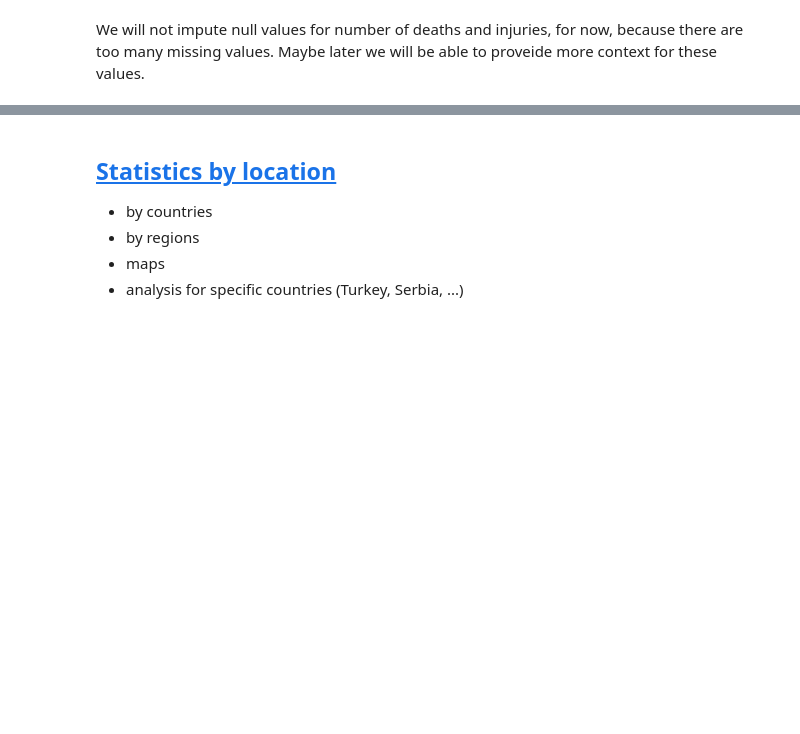
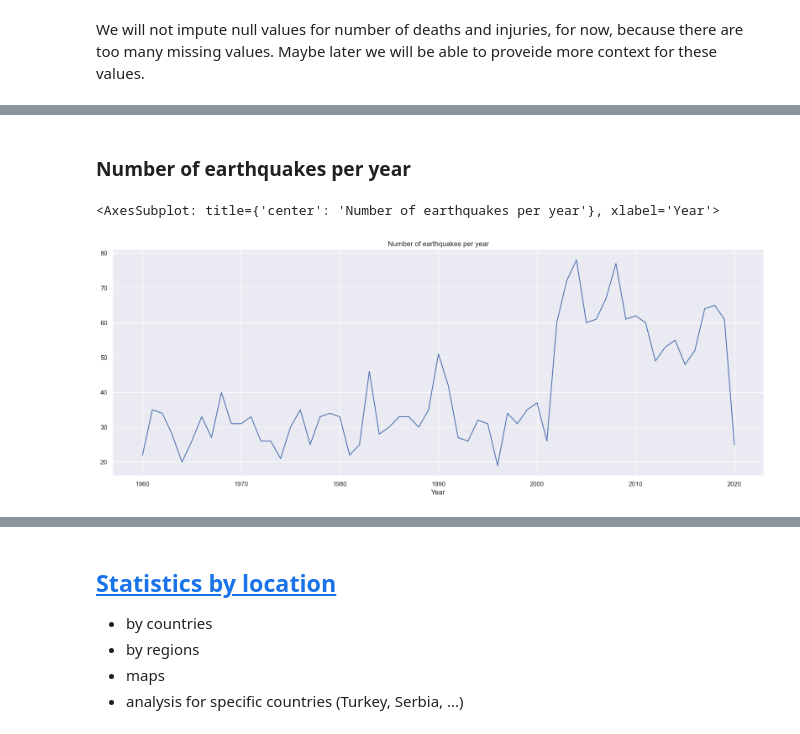
Before and after one commit to DejanGjer/Earthquakes-EDA, a Jupyter notebook: project.ipynb, the cells around one changed output, grey strips where cells are left out. Drawn from its saved outputs; the diff is of its cells as text; code cells hidden in the pictures; blank space fills up the shorter version.

```diff
--- a/project.ipynb
+++ b/project.ipynb
@@ -1030,0 +1033,11 @@ In previous section we alredy saw some analysis of earthquake occurences by deca
+# %%
+# For converting month names to numbers
+month_map = {'January': 1, 'February': 2, 'March': 3, 'April': 4, 'May': 5, 'June': 6,
+             'July': 7, 'August': 8, 'September': 9, 'October': 10, 'November': 11, 'December': 12}
+
+# For converting day names to numbers
+day_map = {'Monday': 1, 'Tuesday': 2, 'Wednesday': 3, 'Thursday': 4, 'Friday': 5, 'Saturday': 6, 'Sunday': 7}
+
+# Add new column with date
+data["Date"] = pd.to_datetime(data[["Year", "Month", "Day"]], format="%Y-%m-%d")
+data[['Year', 'Month', 'Day', "Date"]].head()
@@ -1030,0 +1052,8 @@ In previous section we alredy saw some analysis of earthquake occurences by deca
+# %% [markdown]
+### Number of earthquakes per year
+# %%
+# Plot number of earthquakes per year
+data.groupby(data["Year"]).size().plot(kind="line", figsize=(20, 7), title="Number of earthquakes per year")
+# %% [output]
+<AxesSubplot: title={'center': 'Number of earthquakes per year'}, xlabel='Year'>
+[figure, added]
```
Also changed, not shown: parts of 13 cells of this notebook.
